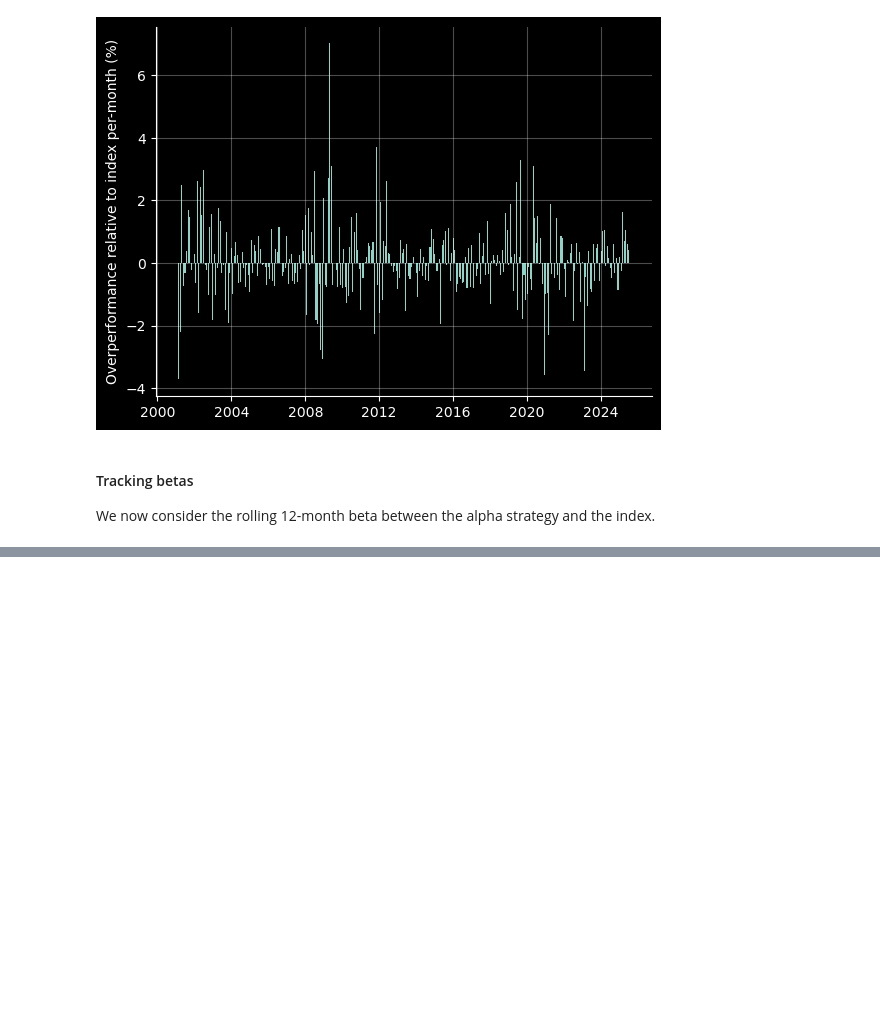
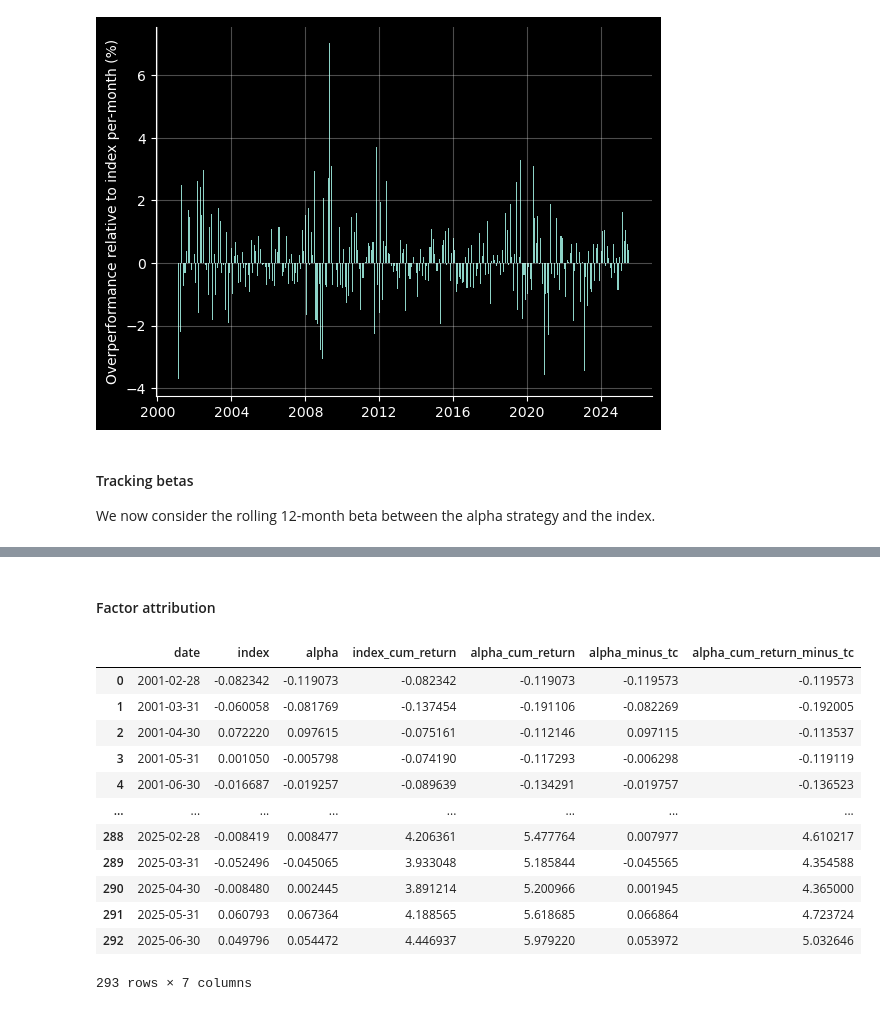
Before and after one commit to haezera/quant-strats-in-us-equities, a Jupyter notebook: research/alpha_extension.ipynb, the cells around one changed output, grey strips where cells are left out. Cells and saved outputs as stored; diff of their text form; code cells hidden in the pictures; blank space fills up the shorter version.

```diff
--- a/research/alpha_extension.ipynb
+++ b/research/alpha_extension.ipynb
@@ -214,0 +221,18 @@ Text(0, 0.5, 'Excess beta ($\\beta_{\\alpha} - 1$)')
+# %% [markdown]
+#### Factor attribution
+# %%
+alpha_extension_strategy_df
+# %% [output]
+|  | date | index | alpha | index_cum_return | alpha_cum_return | alpha_minus_tc | alpha_cum_return_minus_tc |
+| 0 | 2001-02-28 | -0.082342 | -0.119073 | -0.082342 | -0.119073 | -0.119573 | -0.119573 |
+| 1 | 2001-03-31 | -0.060058 | -0.081769 | -0.137454 | -0.191106 | -0.082269 | -0.192005 |
+| 2 | 2001-04-30 | 0.072220 | 0.097615 | -0.075161 | -0.112146 | 0.097115 | -0.113537 |
+| 3 | 2001-05-31 | 0.001050 | -0.005798 | -0.074190 | -0.117293 | -0.006298 | -0.119119 |
+| 4 | 2001-06-30 | -0.016687 | -0.019257 | -0.089639 | -0.134291 | -0.019757 | -0.136523 |
+| ... | ... | ... | ... | ... | ... | ... | ... |
+| 288 | 2025-02-28 | -0.008419 | 0.008477 | 4.206361 | 5.477764 | 0.007977 | 4.610217 |
+| 289 | 2025-03-31 | -0.052496 | -0.045065 | 3.933048 | 5.185844 | -0.045565 | 4.354588 |
+| 290 | 2025-04-30 | -0.008480 | 0.002445 | 3.891214 | 5.200966 | 0.001945 | 4.365000 |
+| 291 | 2025-05-31 | 0.060793 | 0.067364 | 4.188565 | 5.618685 | 0.066864 | 4.723724 |
+| 292 | 2025-06-30 | 0.049796 | 0.054472 | 4.446937 | 5.979220 | 0.053972 | 5.032646 |
+293 rows × 7 columns
```
Also changed, not shown: parts of 3 cells of this notebook, 2 other files.
